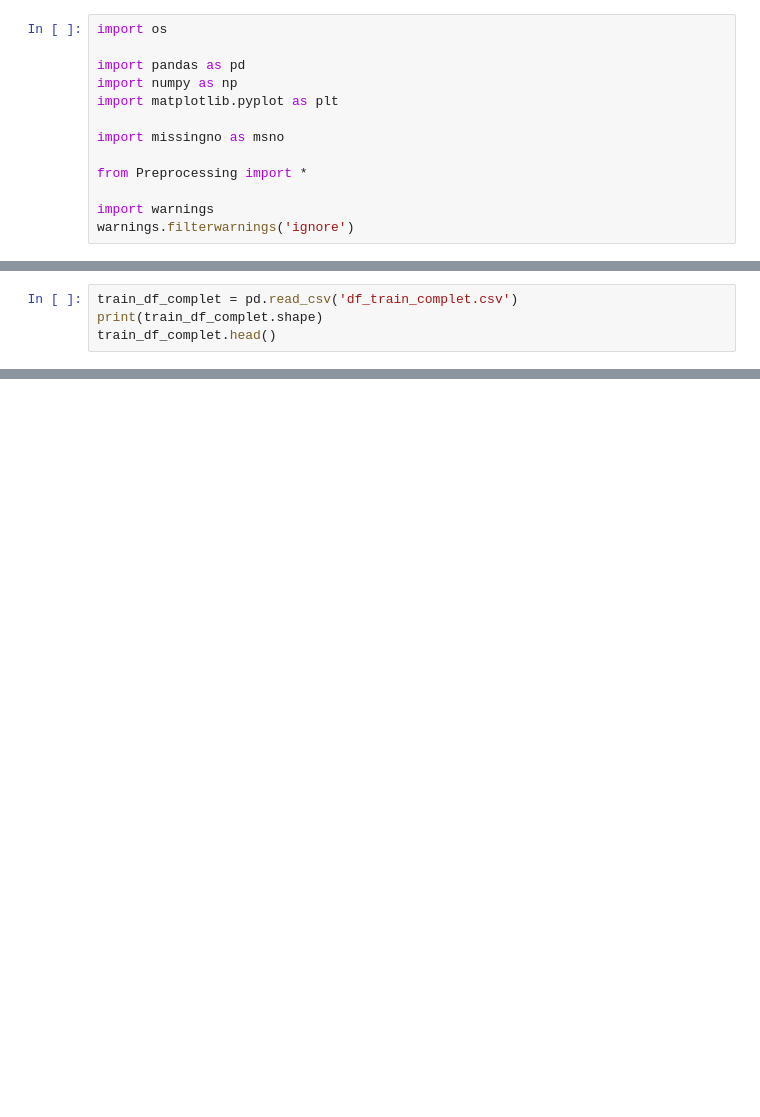
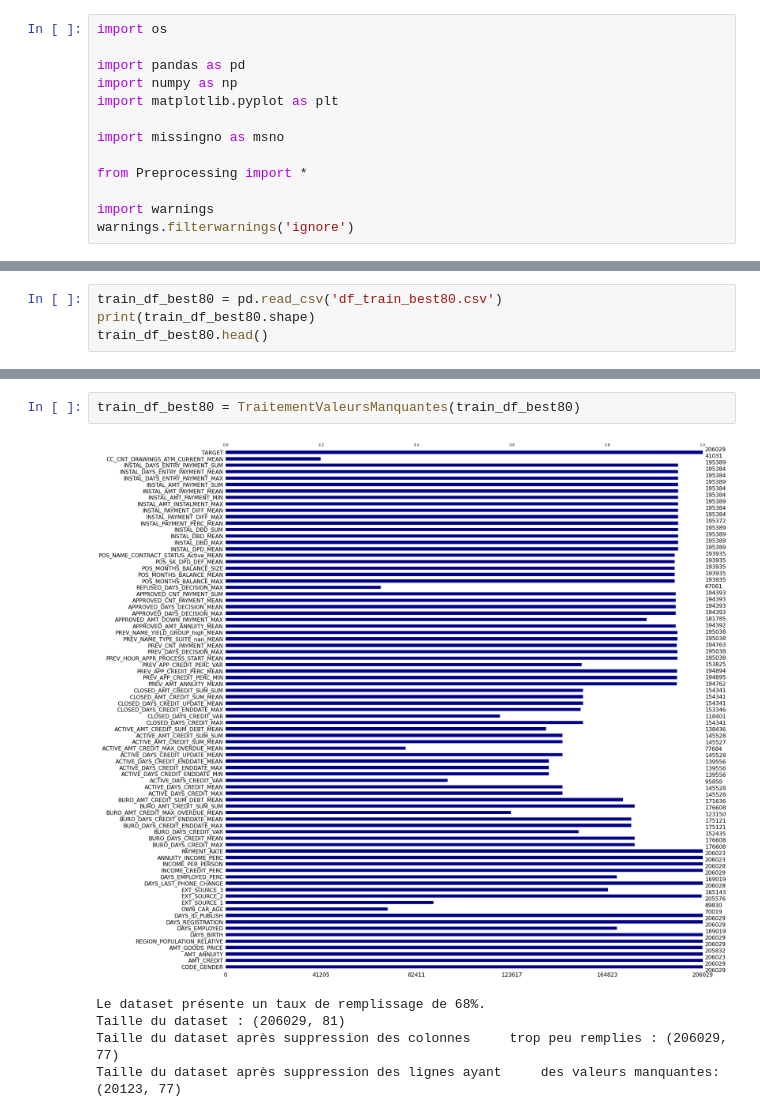
Before and after one commit to charlottemllt/Implementation-d-un-modele-de-scoring, a Jupyter notebook: P7_01_Notebook.ipynb, the cells around one changed output, grey strips where cells are left out. Cells and saved outputs as stored; diff of their text form; blank space fills up the shorter version.

```diff
--- a/P7_01_Notebook.ipynb
+++ b/P7_01_Notebook.ipynb
@@ -48,5 +82,5 @@ train_df.head()
 # %%
-train_df_complet = pd.read_csv('df_train_complet.csv')
-print(train_df_complet.shape)
-train_df_complet.head()
+train_df_best80 = pd.read_csv('df_train_best80.csv')
+print(train_df_best80.shape)
+train_df_best80.head()
 # %% [output]
@@ -60,0 +95,8 @@ train_df_complet.head()
+# %%
+train_df_best80 = TraitementValeursManquantes(train_df_best80)
+# %% [output]
+[figure, added]
+Le dataset présente un taux de remplissage de 68%.
+Taille du dataset : (206029, 81)
+Taille du dataset après suppression des colonnes     trop peu remplies : (206029, 77)
+Taille du dataset après suppression des lignes ayant     des valeurs manquantes: (20123, 77)
```
Also changed, not shown: parts of 11 cells of this notebook.
